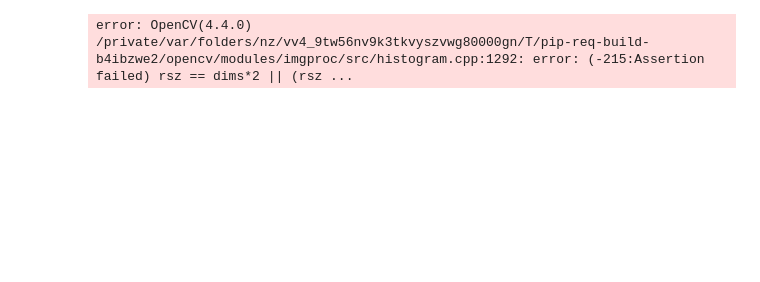
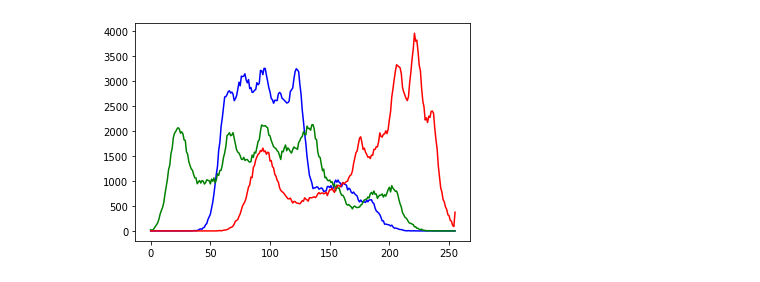
Before and after one commit to rr-rr-re/study_opencv, a Jupyter notebook: file_mount/src/study2.ipynb, the cells around one changed output. Cells and saved outputs as stored; diff of their text form; code cells hidden in the pictures; blank space fills up the shorter version.

```diff
--- a/file_mount/src/study2.ipynb
+++ b/file_mount/src/study2.ipynb
@@ -13,9 +16,9 @@ img.shape
 (512, 512, 3)
 # %%
-color_list = ["blue", "green", "red"]
+color_list = ['blue', 'green', 'red']
 for i, j in enumerate(color_list):
-    hist = cv2.calcHist([img], [i], None, [256], [0.256])
+    hist = cv2.calcHist([img], [i], None, [256], [0, 256])
     plt.plot(hist, color = j)
 # %% [output]
-error: OpenCV(4.4.0) /private/var/folders/nz/vv4_9tw56nv9k3tkvyszvwg80000gn/T/pip-req-build-b4ibzwe2/opencv/modules/imgproc/src/histogram.cpp:1292: error: (-215:Assertion failed) rsz == dims*2 || (rsz ...
+[figure, added]
 # %%
```
Also changed, not shown: parts of 2 cells of this notebook, 3 other files.
